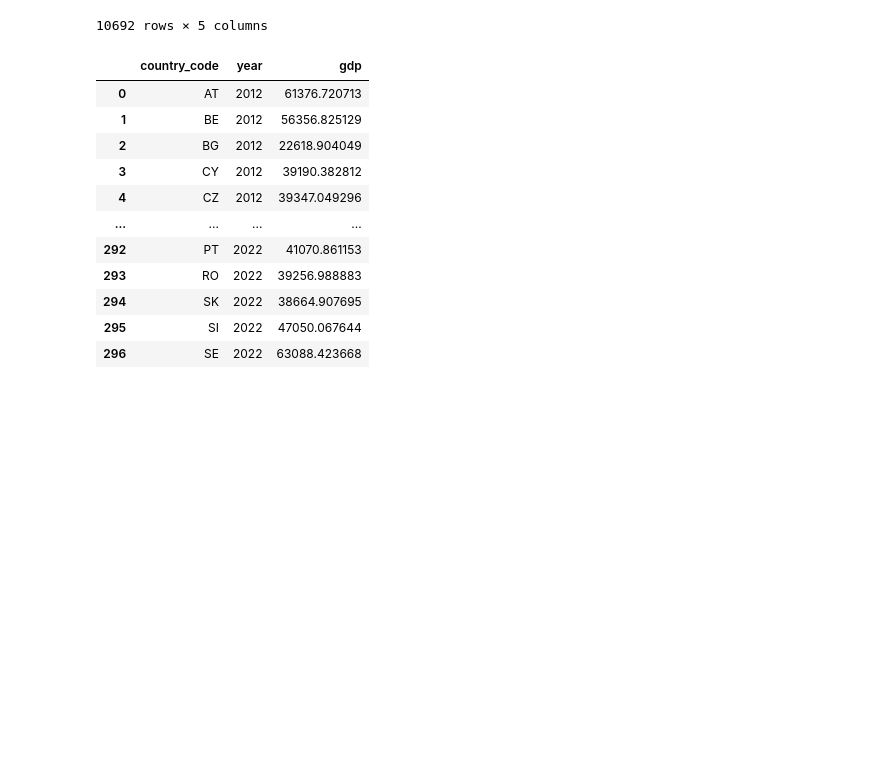
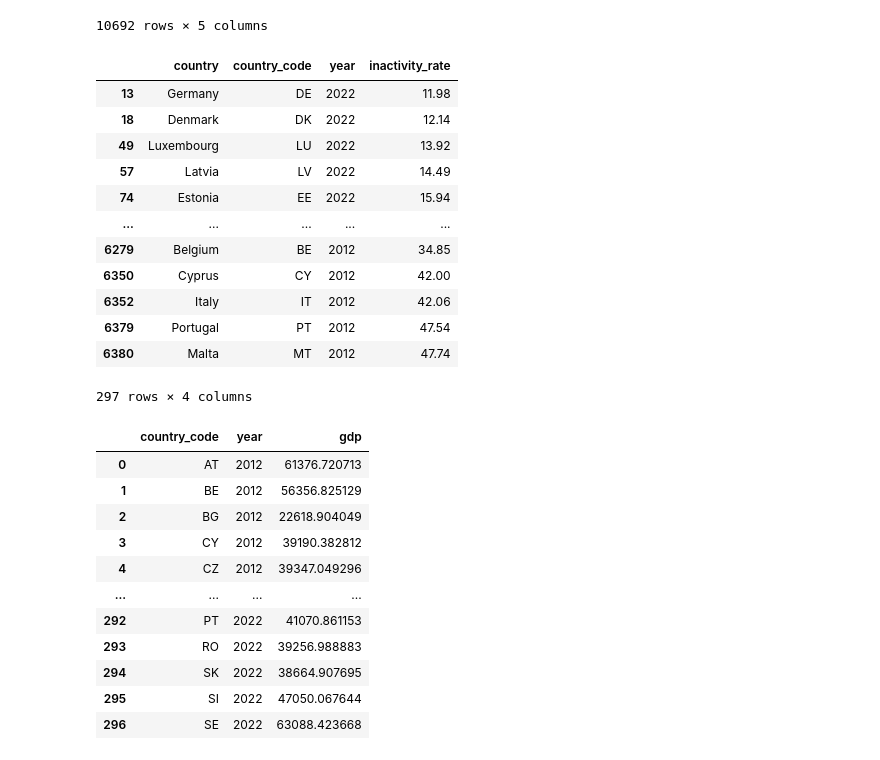
Before and after one commit to Danialmohebbi/EU-Obesity-Analysis, a Jupyter notebook: main.ipynb, the cells around one changed output. Cells and saved outputs as stored; diff of their text form; code cells hidden in the pictures; blank space fills up the shorter version.

```diff
--- a/main.ipynb
+++ b/main.ipynb
@@ -120,6 +120,28 @@ obesity
 | 20781 | NLD | 2022 | MALE | Y_GE18 | 14.537831 |
 | 20782 | NLD | 2022 | TOTAL | Y_GE18 | 14.541821 |
 10692 rows × 5 columns
+# %%
+physical_activity = physical_activity.rename(columns={'Location':'country','SpatialDimValueCode':'country_code','Period':'year','FactValueNumeric':'inactivity_rate'})
+physical_activity = physical_activity[physical_activity['Dim1'] == 'Both sexes']
+physical_activity = physical_activity[['country','country_code','year','inactivity_rate']]
+physical_activity = physical_activity[physical_activity['country_code'].isin(iso3_to_iso2.keys())]
+physical_activity['country_code'] = physical_activity['country_code'].map(iso3_to_iso2)
+physical_activity = physical_activity[physical_activity['year'].isin(range(2012,2023))]
+physical_activity
+# %% [output]
+|  | country | country_code | year | inactivity_rate |
+| 13 | Germany | DE | 2022 | 11.98 |
+| 18 | Denmark | DK | 2022 | 12.14 |
+| 49 | Luxembourg | LU | 2022 | 13.92 |
+| 57 | Latvia | LV | 2022 | 14.49 |
+| 74 | Estonia | EE | 2022 | 15.94 |
+| ... | ... | ... | ... | ... |
+| 6279 | Belgium | BE | 2012 | 34.85 |
+| 6350 | Cyprus | CY | 2012 | 42.00 |
+| 6352 | Italy | IT | 2012 | 42.06 |
+| 6379 | Portugal | PT | 2012 | 47.54 |
+| 6380 | Malta | MT | 2012 | 47.74 |
+297 rows × 4 columns
 # %%
 gdp['Country Code'] = gdp['Country Code'].map(iso3_to_iso2)
 gdp = gdp[gdp['Country Code'].isin(iso3_to_iso2.values())]
```
Also changed, not shown: parts of 5 cells of this notebook, 2 other files.
